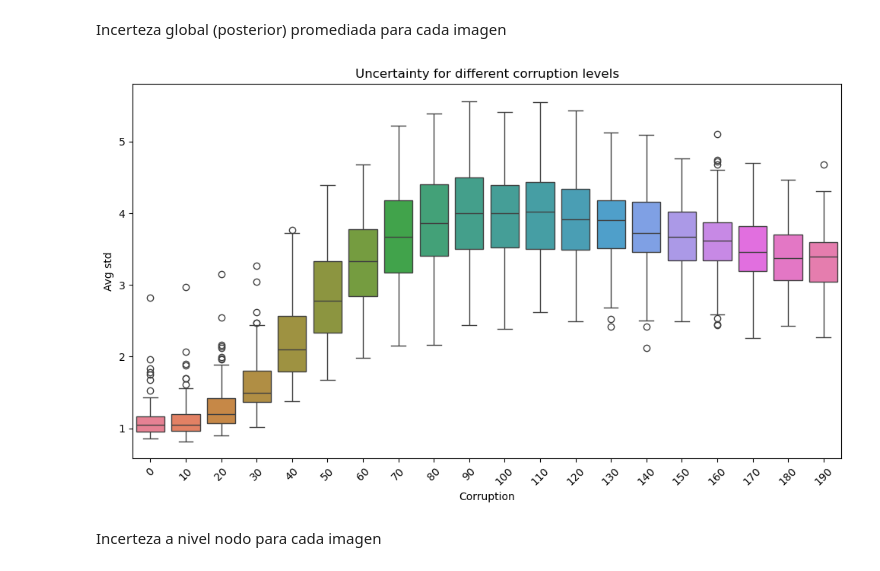
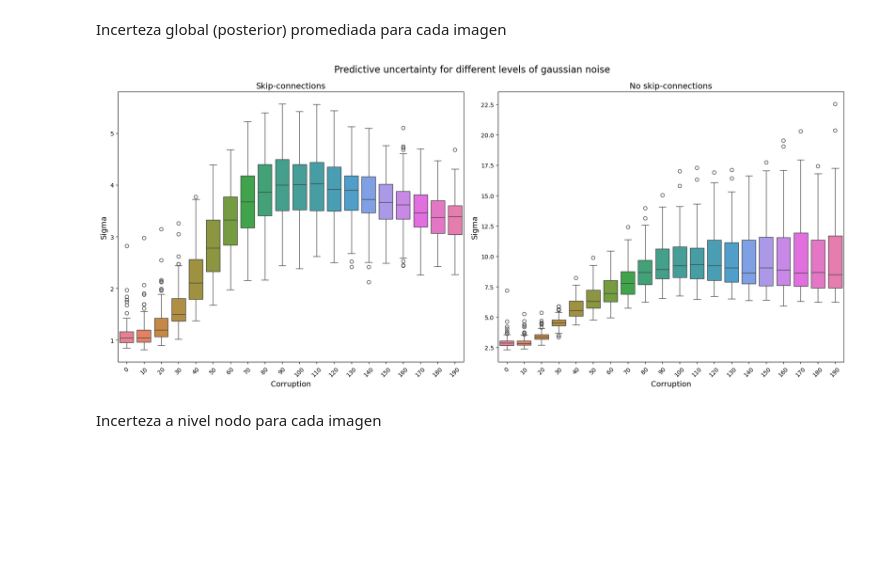
Before and after one commit to mcosarinsky/HybridGNet-uncertainty, a Jupyter notebook: Uncertainty_plots.ipynb, the cells around one changed output. Saved outputs shown, nothing was run; the diff lists cells and outputs as text; code cells hidden in the pictures; blank space fills up the shorter version.

```diff
--- a/Uncertainty_plots.ipynb
+++ b/Uncertainty_plots.ipynb
@@ -29,16 +34,26 @@ fig, ax = plot_sigmas_mean(gblur_skip_subset)
 ### Gaussian noise
 # %% [markdown]
 Incerteza global (posterior) promediada para cada imagen
-# %%
-sigmas_global = defaultdict(list)
-
-for val in noise_skip.values():
-    for sigma, corr_level in zip(val['sigmas'], val['corr_levels']):
-        sigmas_global[corr_level].append(sigma.mean())
-
-plot_global_uncertainty(sigmas_global, title='Uncertainty for different corruption levels')
-plt.show()
-# %% [output]
-[figure, removed]
+# %%
+sigmas_global_skip = defaultdict(list)
+sigmas_global_noskip = defaultdict(list)
+
+for val in noise_skip.values():
+    for sigma, corr_level in zip(val['sigmas'], val['corr_levels']):
+        sigmas_global_skip[corr_level].append(sigma.mean())
+
+for val in noise_noskip.values():
+    for sigma, corr_level in zip(val['sigmas'], val['corr_levels']):
+        sigmas_global_noskip[corr_level].append(sigma.mean())
+
+fig, axs = plt.subplots(1, 2, figsize=(18, 8))
+
+plot_global_uncertainty(sigmas_global_skip, title='Skip-connections', ax=axs[0])
+plot_global_uncertainty(sigmas_global_noskip, title='No skip-connections', ax=axs[1])
+
+fig.suptitle('Predictive uncertainty for different levels of gaussian noise', fontsize=16)
+fig.subplots_adjust(top=0.9, wspace=0.1)
+# %% [output]
+[figure, added]
 # %% [markdown]
 Incerteza a nivel nodo para cada imagen
```
Also changed, not shown: parts of 41 cells of this notebook, 5 other files.
